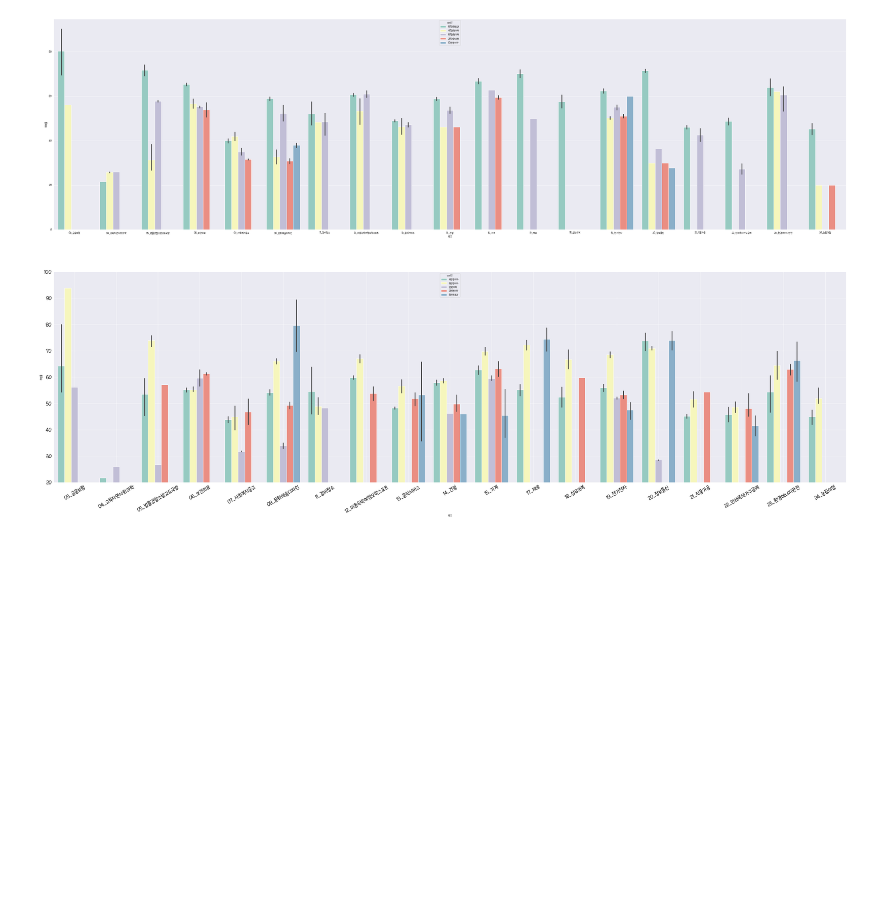
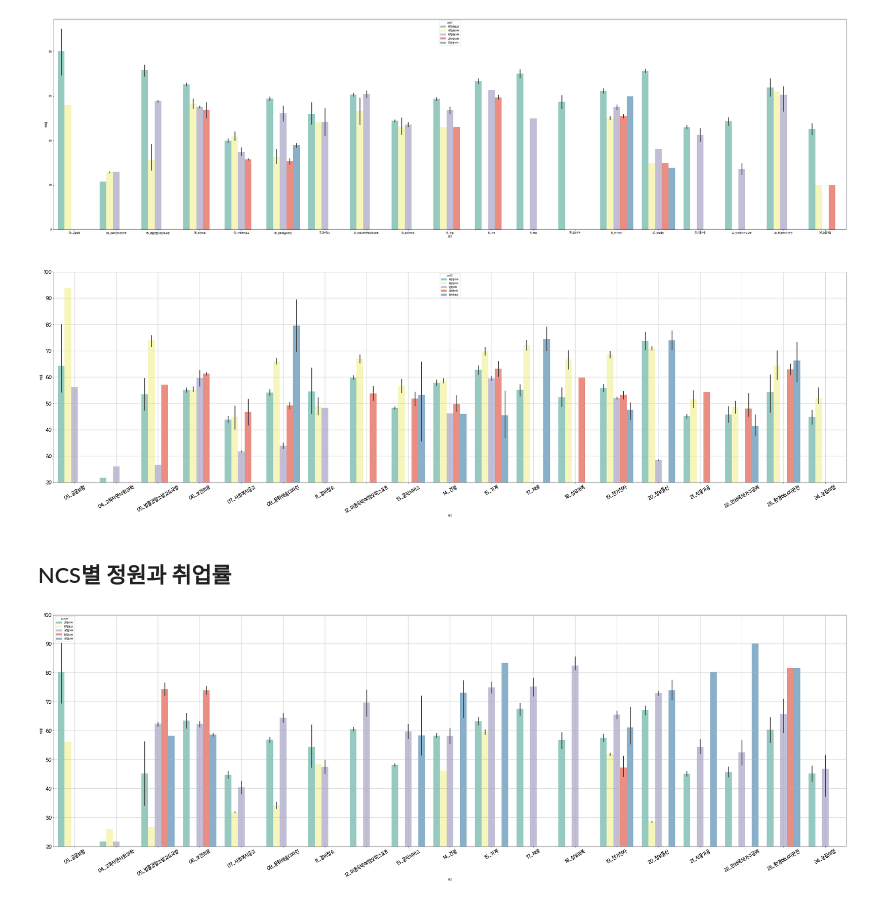
Before and after one commit to RyuJelly/jupyterlab, a Jupyter notebook: HRDproject/Untitled.ipynb, the cells around one changed output. Saved outputs shown, nothing was run; the diff lists cells and outputs as text; code cells hidden in the pictures; blank space fills up the shorter version.

```diff
--- a/HRDproject/Untitled.ipynb
+++ b/HRDproject/Untitled.ipynb
@@ -146,3 +146,41 @@ plt.ylim(20, 100)
 plt.show()
 # %% [output]
 [figure]
+# %% [markdown]
+## NCS별 정원과 취업률
+# %%
+import matplotlib.pyplot as plt
+import seaborn as sns
+
+# 전처리
+df_3 = df.copy()
+df_p = df_3['정원']
+personnellist = []
+for i in range(len(df_p)):
+    if df_p[i] <= 20 :
+        p = '20명이하'
+    elif 20 < df_p[i] <= 30 :
+        p = '30명이하'
+    elif 30 < df_p[i] <= 40 :
+        p = '40명이하'
+    elif 40 < df_p[i] <= 60 :
+        p = '60명이하'
+    else :
+        p = '60명초과'
+
+    personnellist.append(p)
+df_3['p_num'] = personnellist
+
+# 구역설정
+fig = plt.figure(figsize=(50,15))
+ax1 = fig.add_subplot(1,1,1)
+
+# 그래프 그리기
+sns.barplot(x='NCS', y='취업률', hue='p_num' , palette='Set3', data=df_3, ax=ax1)
+plt.xticks(size=20, rotation=30)
+plt.yticks(size=20)
+plt.grid(True)
+plt.ylim(20, 100)
+plt.show()
+# %% [output]
+[figure, added]
```
